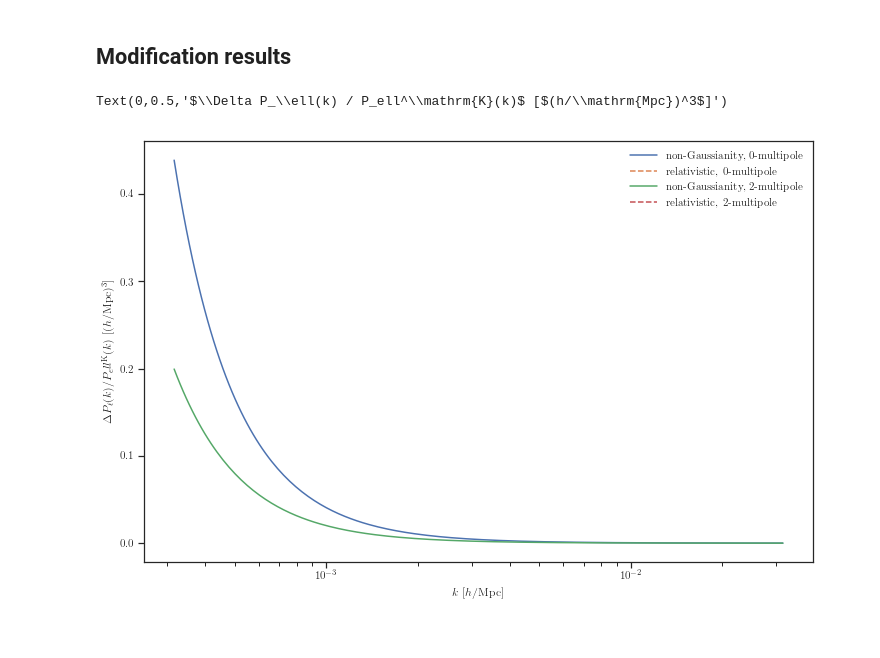
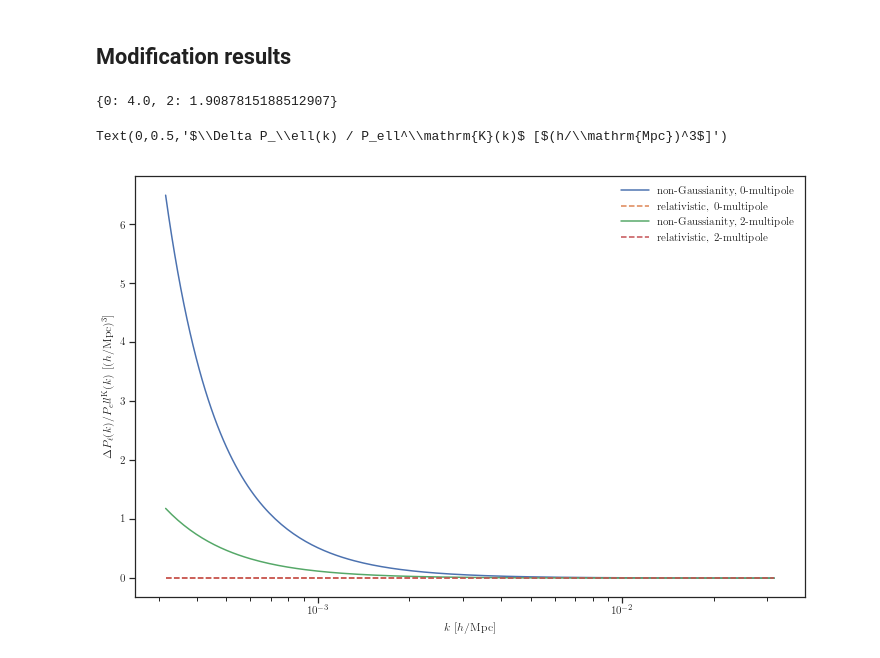
Before and after one commit to MikeSWang/HorizonGRound, a Jupyter notebook: notebooks/multipole_modification.ipynb, the cells around one changed output. Saved outputs shown, nothing was run; the diff lists cells and outputs as text; code cells hidden in the pictures.

```diff
--- a/notebooks/multipole_modification.ipynb
+++ b/notebooks/multipole_modification.ipynb
@@ -34,7 +35,7 @@ LEGEND_SETTINGS = dict(
 # %% [markdown]
 Define fiducial parameters and parameter ranges.
 # %%
-FIDUCIAL_REDSHIFT = 0.
+FIDUCIAL_REDSHIFT = 2.
 FIDUCIAL_LINEAR_BIAS = 2.
 FIDUCIAL_NON_GAUSSNIANTY = 50.
 # %%
@@ -60 +51,21 @@ magnification_bias = modeller.magnification_bias
+# %%
+alpha_emitter_modeller = LuminosityFunctionModeller.from_parameters_file(
+    parameter_file="../data/input/Schechter_model_fits.txt",
+    luminosity_model=alpha_emitter_luminosity_schechter_model,
+    luminosity_variable='luminosity',
+    threshold_value=3e-16,
+    threshold_variable='flux',
+    cosmology=Planck15
+)
+
+quasar_modeller = LuminosityFunctionModeller.from_parameters_file(
+    parameter_file="../data/input/PLE_model_fits.txt",
+    luminosity_model=quasar_luminosity_PLE_model,
+    luminosity_variable='magnitude',
+    threshold_value=-21.80,
+    threshold_variable='magnitude'
+)
+
+evolution_bias = alpha_emitter_modeller.evolution_bias
+magnification_bias = alpha_emitter_modeller.magnification_bias
 # %%
@@ -125,24 +134,28 @@ non_gaussianity_result = {
     )
     for ell in degrees
 }
+# %%
+pprint(kaiser_result)
+# %% [output]
+{0: 4.0, 2: 1.9087815188512907}
 # %%
 plt.figure("Power spectrum multipole modification", figsize=(12, 7.75))
 
 for ell in degrees:
     plt.semilogx(
-        wavenumbers, non_gaussianity_result[ell]/kaiser_result[ell],
+        wavenumbers, non_gaussianity_result[ell],
         ls='-',
         label="non-Gaussianity, {}-multipole".format(ell)
     )
     plt.semilogx(
-        wavenumbers, relativistic_result[ell]/kaiser_result[ell],
+        wavenumbers, relativistic_result[ell],
         ls='--',
         label="relativistic, {}-multipole".format(ell)
     )
 
 plt.legend()
 plt.xlabel(r"$k$ [$h$/Mpc]")
 plt.ylabel(r"$\Delta P_\ell(k) / P_ell^\mathrm{K}(k)$ [$(h/\mathrm{Mpc})^3$]")
 # %% [output]
 Text(0,0.5,'$\\Delta P_\\ell(k) / P_ell^\\mathrm{K}(k)$ [$(h/\\mathrm{Mpc})^3$]')
-[figure, old version]
+[figure, new version]
```
Also changed, not shown: parts of 5 cells of this notebook, 7 other files.
